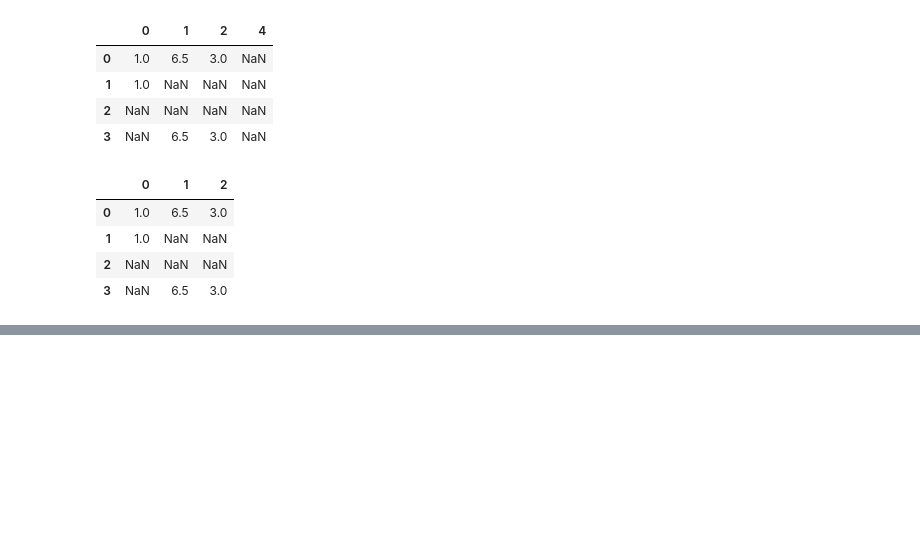
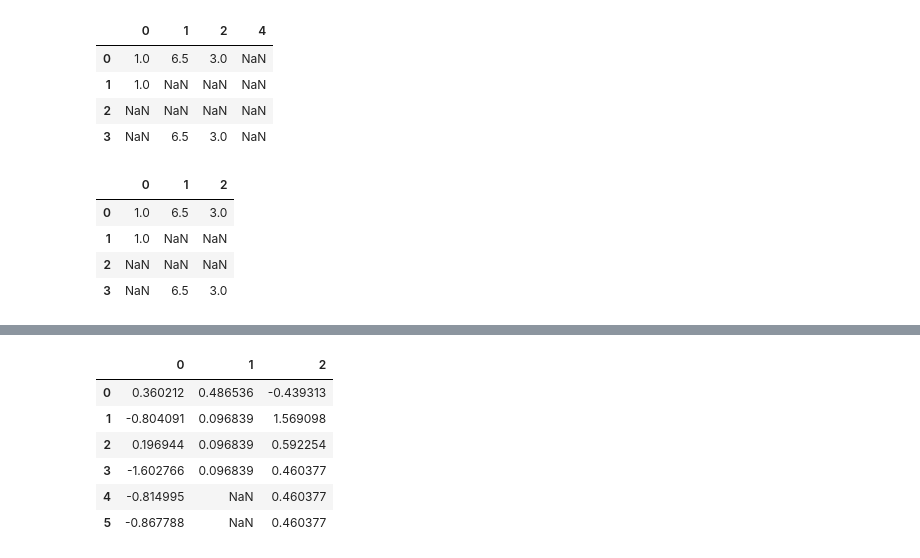
Before and after one commit to mnawar27/DataAnalysisMcKinney-3rd, a Jupyter notebook: Chapter7/ch07.ipynb, the cells around one changed output, grey strips where cells are left out. Cells and saved outputs as stored; diff of their text form; code cells hidden in the pictures; blank space fills up the shorter version.

```diff
--- a/Chapter7/ch07.ipynb
+++ b/Chapter7/ch07.ipynb
@@ -180,5 +196,14 @@ df.fillna(method="ffill")
 # %%
-df.fillna(method="ffill", limit=2)
+#df.fillna(method="ffill", limit=2)
+df.ffill(limit=2)
+# %% [output]
+|  | 0 | 1 | 2 |
+| 0 | 0.360212 | 0.486536 | -0.439313 |
+| 1 | -0.804091 | 0.096839 | 1.569098 |
+| 2 | 0.196944 | 0.096839 | 0.592254 |
+| 3 | -1.602766 | 0.096839 | 0.460377 |
+| 4 | -0.814995 | NaN | 0.460377 |
+| 5 | -0.867788 | NaN | 0.460377 |
 # %%
 data = pd.Series([1., np.nan, 3.5, np.nan, 7])
 # %%
```
Also changed, not shown: parts of 115 cells of this notebook, 5 other files.
